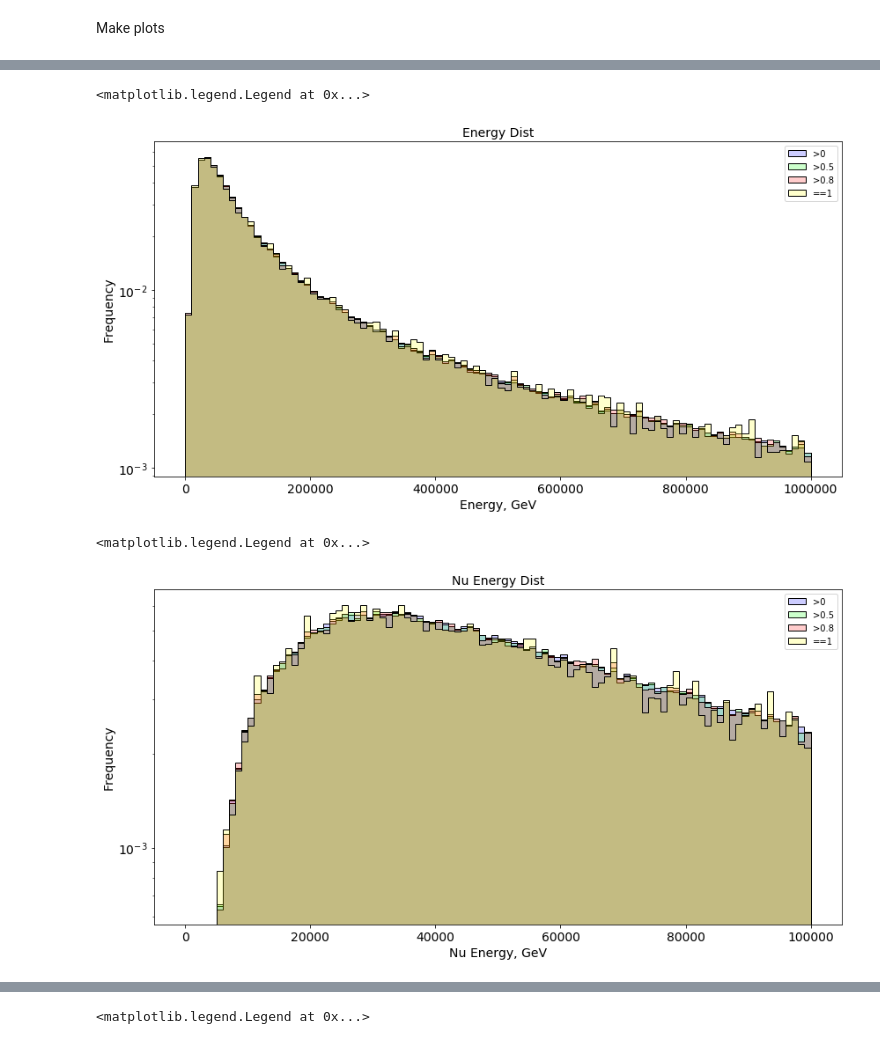
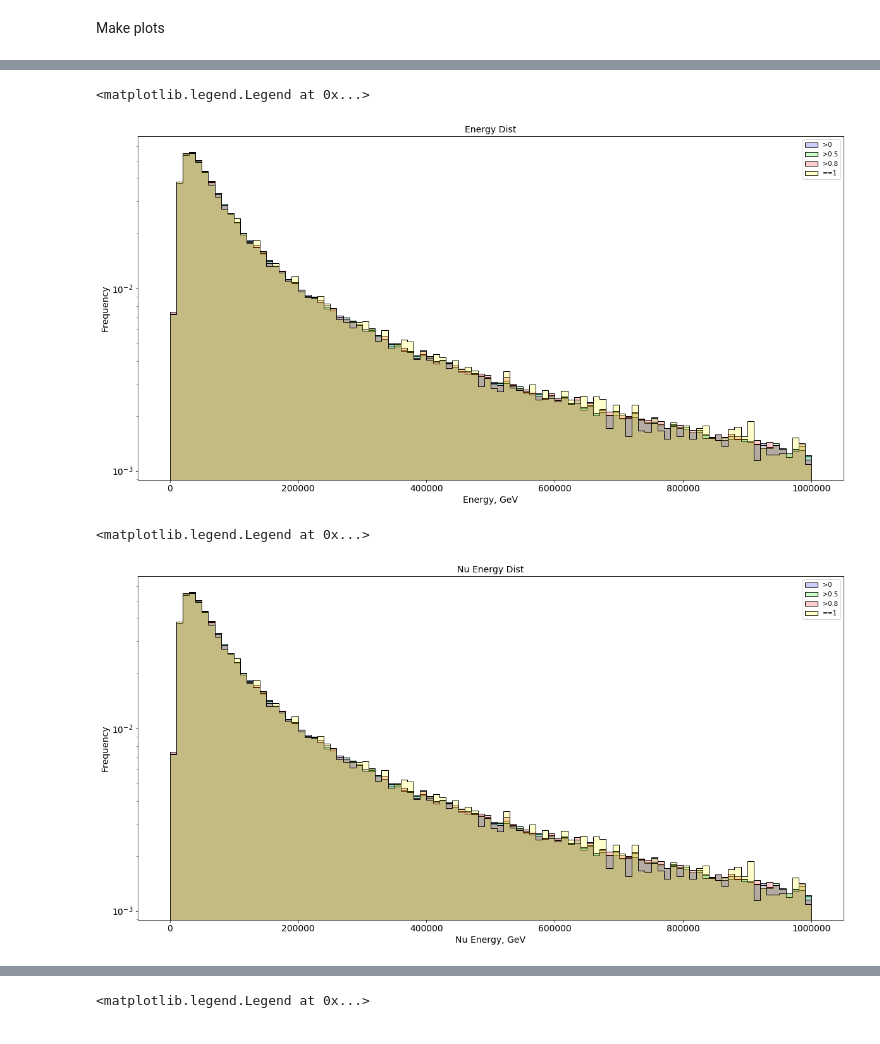
Before and after one commit to dpankova/DoublePulse, a Jupyter notebook: notebooks/NetworkOutputCheck.ipynb, the cells around one changed output, grey strips where cells are left out. Drawn from its saved outputs; the diff is of its cells as text; code cells hidden in the pictures.

```diff
--- a/notebooks/NetworkOutputCheck.ipynb
+++ b/notebooks/NetworkOutputCheck.ipynb
@@ -432,5 +432,5 @@ ax = df['Predict'].plot.hist(figsize = (14,7),bins = 500, logy= True, weights =
 # %%
-ax = df[b'Energy'].plot.hist(figsize = (14,7),bins = 100, range= [0,1000000], logy= True, weights = df['Weights'], histtype ='step',  fill=True, fc=(0, 0, 1, 0.2), edgecolor = 'k', label = ">0")#xlim =[0,1000], ylim = [10**(-4),10**(-0)])
+ax = df[b'Energy'].plot.hist(figsize = (20,10),bins = 100, range= [0,1000000], logy= True, weights = df['Weights'], histtype ='step',  fill=True, fc=(0, 0, 1, 0.2), edgecolor = 'k', label = ">0")#xlim =[0,1000], ylim = [10**(-4),10**(-0)])
 ax = df_05[b'Energy'].plot.hist(bins = 100, logy= True, range= [0,1000000],histtype ='step', weights = df_05['Weights'], fill=True, fc=(0, 1, 0, 0.2), edgecolor = 'k', label = ">0.5")#, xlim =[0,1000], ylim = [10**(-4),10**(-0)])
 ax = df_08[b'Energy'].plot.hist(bins = 100, logy= True, range= [0,1000000],histtype ='step', weights = df_08['Weights'], fill=True, fc=(1, 0, 0, 0.2), edgecolor = 'k', label = ">0.8")#, xlim =[0,1000], ylim = [10**(-4),10**(-0)])
 ax = df_1[b'Energy'].plot.hist(bins = 100, logy= True, range= [0,1000000],histtype ='step',  weights = df_1['Weights'], fill=True, fc=(1, 1, 0, 0.2), edgecolor = 'k', label = "==1")#, xlim =[0,1000], ylim = [10**(-4),10**(-0)])
@@ -441,18 +441,18 @@ ax.tick_params(labelsize=14)
 plt.legend()
 # %% [output]
 <matplotlib.legend.Legend at 0x...>
-[figure, old version]
+[figure, new version]
 # %%
-ax = df['nu_energy'].plot.hist(figsize = (14,7),bins = 100, range= [0,100000], logy= True, weights = df['Weights'], histtype ='step',  fill=True, fc=(0, 0, 1, 0.2), edgecolor = 'k', label = ">0")#xlim =[0,1000], ylim = [10**(-4),10**(-0)])
-ax = df_05['nu_energy'].plot.hist(bins = 100, logy= True, range= [0,100000],histtype ='step', weights = df_05['Weights'], fill=True, fc=(0, 1, 0, 0.2), edgecolor = 'k', label = ">0.5")#, xlim =[0,1000], ylim = [10**(-4),10**(-0)])
-ax = df_08['nu_energy'].plot.hist(bins = 100, logy= True, range= [0,100000],histtype ='step', weights = df_08['Weights'], fill=True, fc=(1, 0, 0, 0.2), edgecolor = 'k', label = ">0.8")#, xlim =[0,1000], ylim = [10**(-4),10**(-0)])
-ax = df_1['nu_energy'].plot.hist(bins = 100, logy= True, range= [0,100000],histtype ='step',  weights = df_1['Weights'], fill=True, fc=(1, 1, 0, 0.2), edgecolor = 'k', label = "==1")#, xlim =[0,1000], ylim = [10**(-4),10**(-0)])
+ax = df['nu_energy'].plot.hist(figsize = (20,10),bins = 100, range= [0,1000000], logy= True, weights = df['Weights'], histtype ='step',  fill=True, fc=(0, 0, 1, 0.2), edgecolor = 'k', label = ">0")#xlim =[0,1000], ylim = [10**(-4),10**(-0)])
+ax = df_05['nu_energy'].plot.hist(bins = 100, logy= True, range= [0,1000000],histtype ='step', weights = df_05['Weights'], fill=True, fc=(0, 1, 0, 0.2), edgecolor = 'k', label = ">0.5")#, xlim =[0,1000], ylim = [10**(-4),10**(-0)])
+ax = df_08['nu_energy'].plot.hist(bins = 100, logy= True, range= [0,1000000],histtype ='step', weights = df_08['Weights'], fill=True, fc=(1, 0, 0, 0.2), edgecolor = 'k', label = ">0.8")#, xlim =[0,1000], ylim = [10**(-4),10**(-0)])
+ax = df_1['nu_energy'].plot.hist(bins = 100, logy= True, range= [0,1000000],histtype ='step',  weights = df_1['Weights'], fill=True, fc=(1, 1, 0, 0.2), edgecolor = 'k', label = "==1")#, xlim =[0,1000], ylim = [10**(-4),10**(-0)])
 ax.set_title('Nu Energy Dist', fontdict={'fontsize': 14, 'fontweight': 'medium'})
 ax.set_xlabel("Nu Energy, GeV",  fontdict={'fontsize': 14, 'fontweight': 'medium'})
 ax.set_ylabel("Frequency",  fontdict={'fontsize': 14, 'fontweight': 'medium'})
 ax.tick_params(labelsize=14)
 plt.legend()
 # %% [output]
 <matplotlib.legend.Legend at 0x...>
-[figure, old version]
+[figure, new version]
 # %%
```
Also changed, not shown: parts of 4 cells of this notebook, 14 other files.
